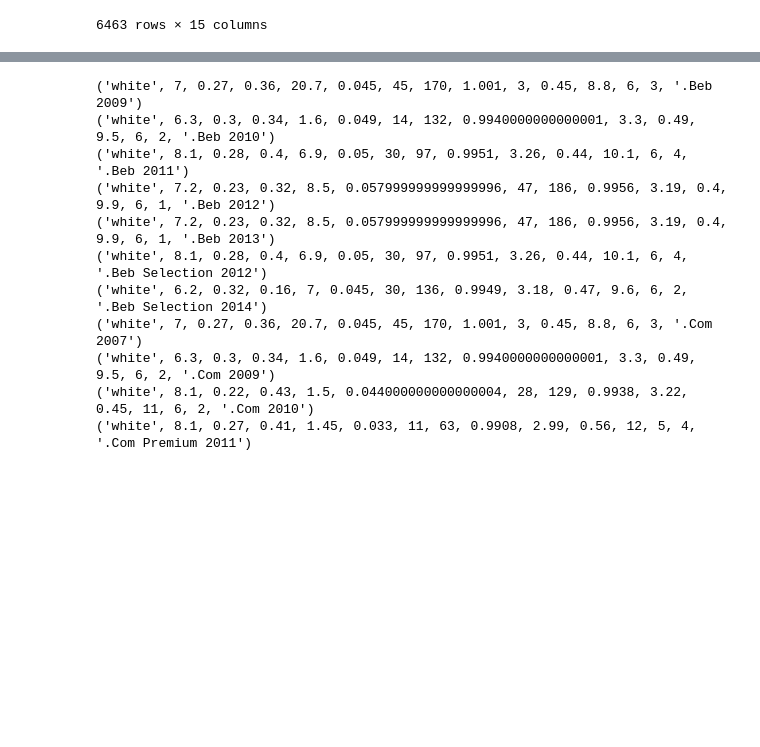
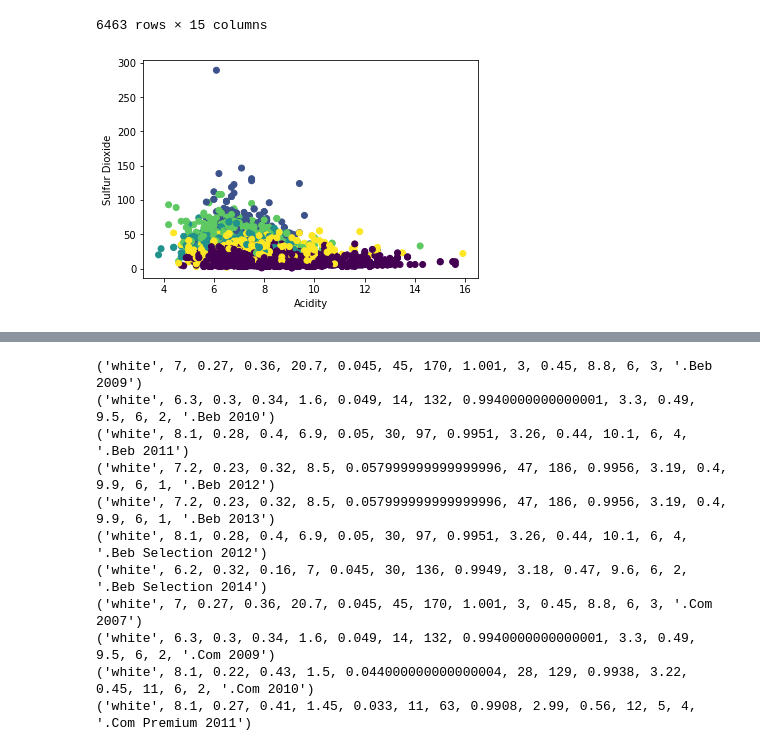
Before and after one commit to susanquiros/Project-4--Group-6, a Jupyter notebook: main.ipynb, the cells around one changed output, grey strips where cells are left out. Saved outputs shown, nothing was run; the diff lists cells and outputs as text; code cells hidden in the pictures; blank space fills up the shorter version.

```diff
--- a/main.ipynb
+++ b/main.ipynb
@@ -254,3 +254,10 @@ wine_clean
 | 6495 | red | 5.9 | 0.645 | 0.12 | 2.0 | 0.075 | 32.0 | ... |
 | 6496 | red | 6.0 | 0.310 | 0.47 | 3.6 | 0.067 | 18.0 | ... |
 6463 rows × 15 columns
+# %%
+plt.scatter(x=wine_clean["fixed_acidity"], y=wine_clean['free_sulfur_dioxide'], c=wine_clean['class'])
+plt.xlabel('Acidity')
+plt.ylabel('Sulfur Dioxide')
+plt.show()
+# %% [output]
+[figure, added]
```
Also changed, not shown: parts of 1 cell of this notebook, 4 other files.
